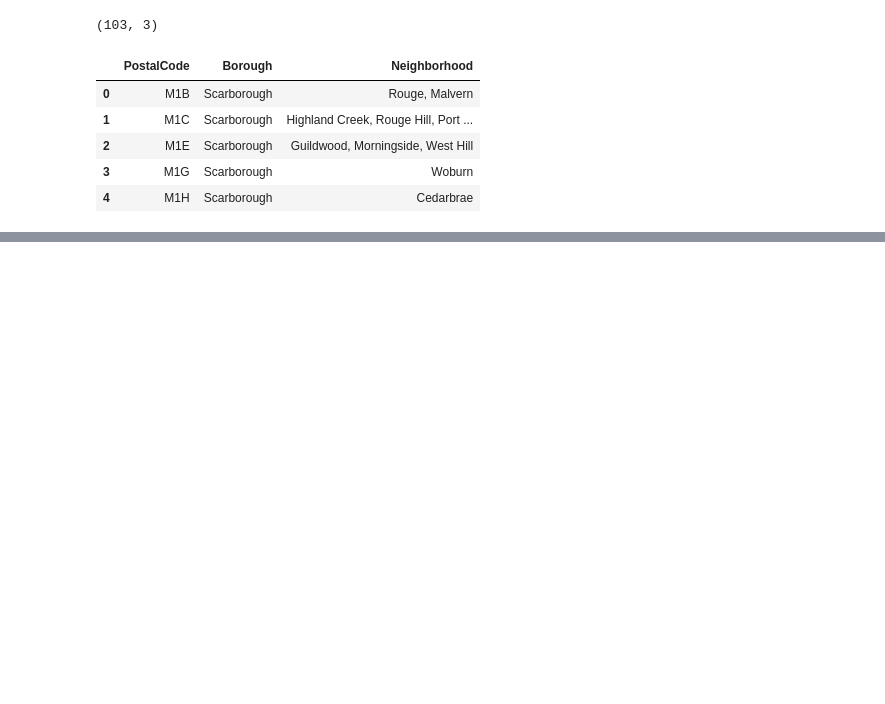
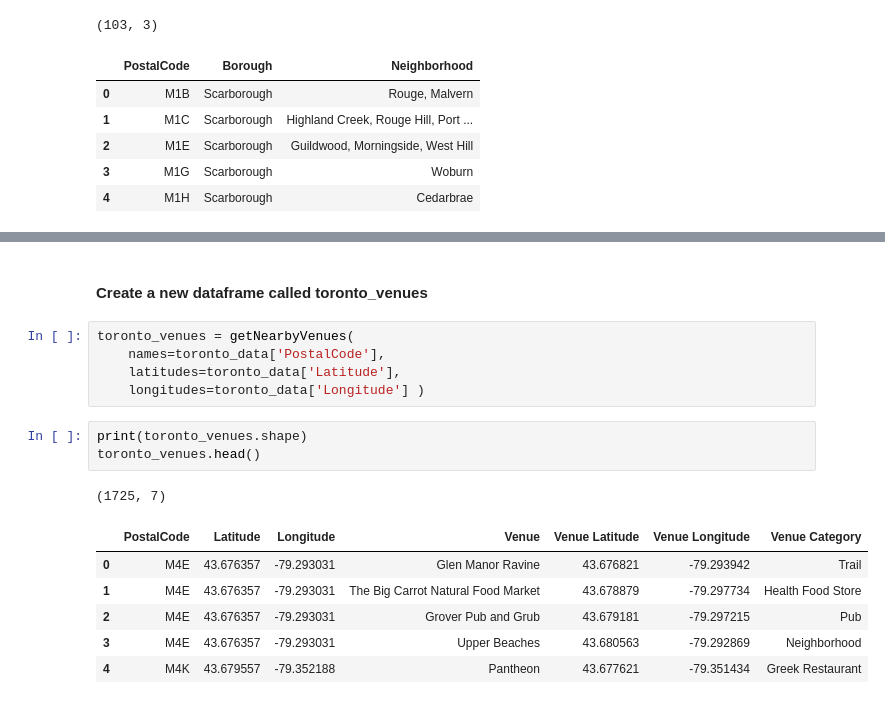
Before and after one commit to Pol75/Coursera_Capstone, a Jupyter notebook: Segmenting and Clustering Neighborhoods in Toronto.ipynb, the cells around one changed output, grey strips where cells are left out. Cells and saved outputs as stored; diff of their text form; blank space fills up the shorter version.

```diff
--- a/Segmenting and Clustering Neighborhoods in Toronto.ipynb
+++ b/Segmenting and Clustering Neighborhoods in Toronto.ipynb
@@ -40,0 +190,18 @@ codes_df.head()
+# %% [markdown]
+#### Create a new dataframe called toronto_venues
+# %%
+toronto_venues = getNearbyVenues(
+    names=toronto_data['PostalCode'],
+    latitudes=toronto_data['Latitude'],
+    longitudes=toronto_data['Longitude'] )
+# %%
+print(toronto_venues.shape)
+toronto_venues.head()
+# %% [output]
+(1725, 7)
+|  | PostalCode | Latitude | Longitude | Venue | Venue Latitude | Venue Longitude | Venue Category |
+| 0 | M4E | 43.676357 | -79.293031 | Glen Manor Ravine | 43.676821 | -79.293942 | Trail |
+| 1 | M4E | 43.676357 | -79.293031 | The Big Carrot Natural Food Market | 43.678879 | -79.297734 | Health Food Store |
+| 2 | M4E | 43.676357 | -79.293031 | Grover Pub and Grub | 43.679181 | -79.297215 | Pub |
+| 3 | M4E | 43.676357 | -79.293031 | Upper Beaches | 43.680563 | -79.292869 | Neighborhood |
+| 4 | M4K | 43.679557 | -79.352188 | Pantheon | 43.677621 | -79.351434 | Greek Restaurant |
```
Also changed, not shown: parts of 45 cells of this notebook.
